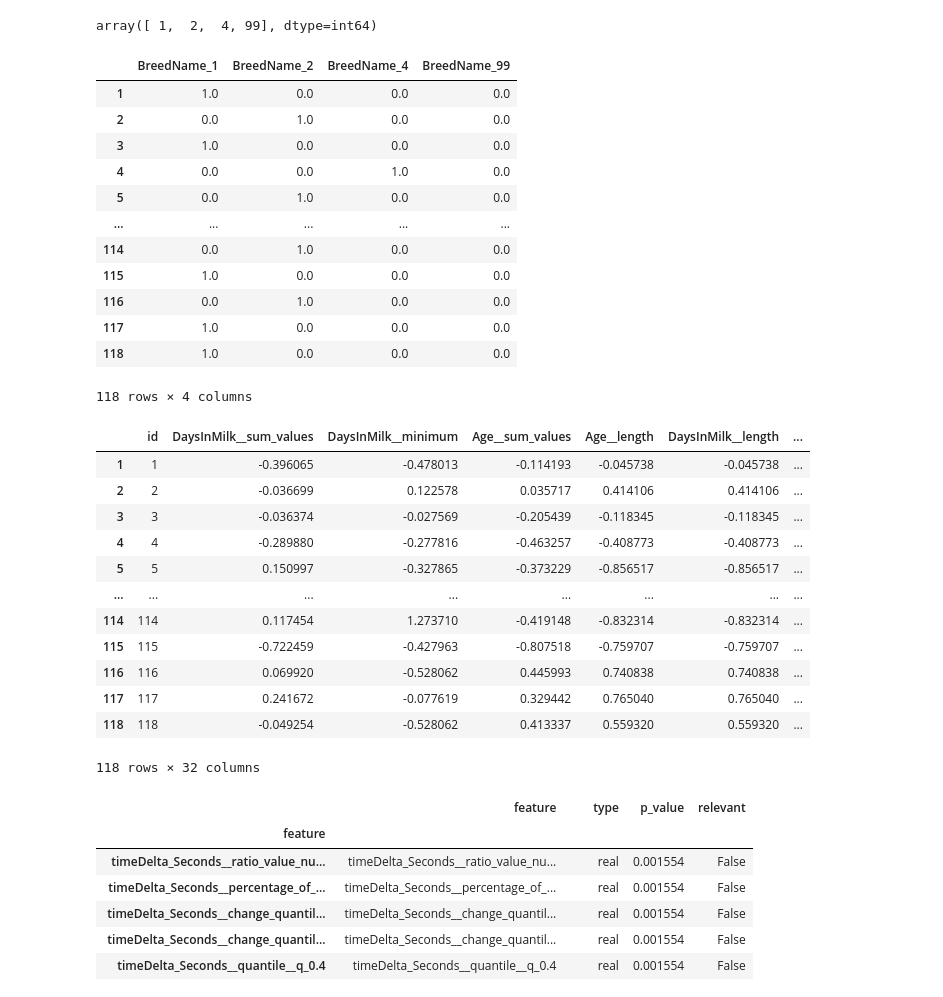
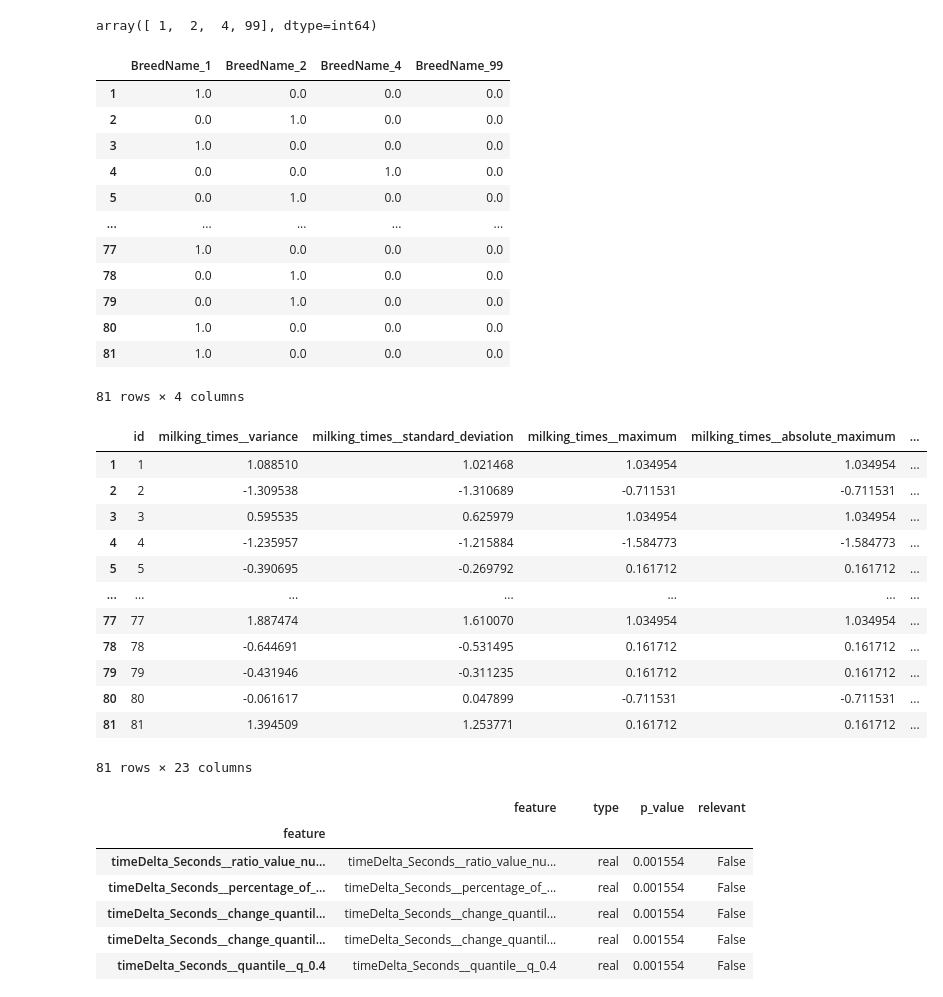
Before and after one commit to pgullstrand/Gigacow-tools, a Jupyter notebook: Model_time_series/GP_model/ts_dataPreparation_learner.ipynb, the cells around one changed output. Saved outputs shown, nothing was run; the diff lists cells and outputs as text; code cells hidden in the pictures.

```diff
--- a/Model_time_series/GP_model/ts_dataPreparation_learner.ipynb
+++ b/Model_time_series/GP_model/ts_dataPreparation_learner.ipynb
@@ -12,9 +12,9 @@ from tsfresh.utilities.dataframe_functions import impute
 from tsfresh.feature_extraction import ComprehensiveFCParameters, MinimalFCParameters
 from tsfresh.feature_selection.relevance import calculate_relevance_table
 
-dataDir = Path.cwd().parent.parent.parent/'Data/processed/learner_targetCows/'
+dataDir = Path.cwd().parent.parent/'Data/processed/learner_targetCows/'
 usecols = ['id', 'FarmName_Pseudo', 'Gigacow_Cow_Id', 'Total_MilkProduction', 'Total_timeDelta_Seconds', 'LactationNumber', 'DaysInMilk', 'BreedName', 'Age', 'milking_times', 'MilkingDate']
-threshold_time = 1500
+threshold_time = 1200
 
 # labeling cow with fast/slow learner(1/0)
 def labeling_data(threshold_time, cow_total):
@@ -409,31 +410,31 @@ cat_breed
 | 4 | 0.0 | 0.0 | 1.0 | 0.0 |
 | 5 | 0.0 | 1.0 | 0.0 | 0.0 |
 | ... | ... | ... | ... | ... |
-| 114 | 0.0 | 1.0 | 0.0 | 0.0 |
-| 115 | 1.0 | 0.0 | 0.0 | 0.0 |
-| 116 | 0.0 | 1.0 | 0.0 | 0.0 |
-| 117 | 1.0 | 0.0 | 0.0 | 0.0 |
-| 118 | 1.0 | 0.0 | 0.0 | 0.0 |
+| 77 | 1.0 | 0.0 | 0.0 | 0.0 |
+| 78 | 0.0 | 1.0 | 0.0 | 0.0 |
+| 79 | 0.0 | 1.0 | 0.0 | 0.0 |
+| 80 | 1.0 | 0.0 | 0.0 | 0.0 |
+| 81 | 1.0 | 0.0 | 0.0 | 0.0 |
-118 rows × 4 columns
+81 rows × 4 columns
 # %%
 ts_dataset = pd.concat([ts_extracted_processed, cat_breed], axis=1)
 ts_dataset = pd.concat([ts_dataset, y], axis=1)
-ts_dataset.to_csv(dataDir.parent/"learner_118_new_meanTimeCost_minPara.csv", index=False)
+ts_dataset.to_csv(dataDir.parent/"learner_81_new_meanTimeCost_minPara_1200.csv", index=False)
 ts_dataset
 # %% [output]
-|  | id | DaysInMilk__sum_values | DaysInMilk__minimum | Age__sum_values | Age__length | DaysInMilk__length | ... |
-| 1 | 1 | -0.396065 | -0.478013 | -0.114193 | -0.045738 | -0.045738 | ... |
-| 2 | 2 | -0.036699 | 0.122578 | 0.035717 | 0.414106 | 0.414106 | ... |
-| 3 | 3 | -0.036374 | -0.027569 | -0.205439 | -0.118345 | -0.118345 | ... |
-| 4 | 4 | -0.289880 | -0.277816 | -0.463257 | -0.408773 | -0.408773 | ... |
-| 5 | 5 | 0.150997 | -0.327865 | -0.373229 | -0.856517 | -0.856517 | ... |
-| ... | ... | ... | ... | ... | ... | ... | ... |
-| 114 | 114 | 0.117454 | 1.273710 | -0.419148 | -0.832314 | -0.832314 | ... |
-| 115 | 115 | -0.722459 | -0.427963 | -0.807518 | -0.759707 | -0.759707 | ... |
-| 116 | 116 | 0.069920 | -0.528062 | 0.445993 | 0.740838 | 0.740838 | ... |
-| 117 | 117 | 0.241672 | -0.077619 | 0.329442 | 0.765040 | 0.765040 | ... |
-| 118 | 118 | -0.049254 | -0.528062 | 0.413337 | 0.559320 | 0.559320 | ... |
+|  | id | milking_times__variance | milking_times__standard_deviation | milking_times__maximum | milking_times__absolute_maximum | ... |
+| 1 | 1 | 1.088510 | 1.021468 | 1.034954 | 1.034954 | ... |
+| 2 | 2 | -1.309538 | -1.310689 | -0.711531 | -0.711531 | ... |
+| 3 | 3 | 0.595535 | 0.625979 | 1.034954 | 1.034954 | ... |
+| 4 | 4 | -1.235957 | -1.215884 | -1.584773 | -1.584773 | ... |
+| 5 | 5 | -0.390695 | -0.269792 | 0.161712 | 0.161712 | ... |
+| ... | ... | ... | ... | ... | ... | ... |
+| 77 | 77 | 1.887474 | 1.610070 | 1.034954 | 1.034954 | ... |
+| 78 | 78 | -0.644691 | -0.531495 | 0.161712 | 0.161712 | ... |
+| 79 | 79 | -0.431946 | -0.311235 | 0.161712 | 0.161712 | ... |
+| 80 | 80 | -0.061617 | 0.047899 | -0.711531 | -0.711531 | ... |
+| 81 | 81 | 1.394509 | 1.253771 | 0.161712 | 0.161712 | ... |
-118 rows × 32 columns
+81 rows × 23 columns
 # %%
 from tsfresh.feature_selection.relevance import calculate_relevance_table
 rt = calculate_relevance_table(extracted_features, y)
```
Also changed, not shown: parts of 10 cells of this notebook, 1 other file.
